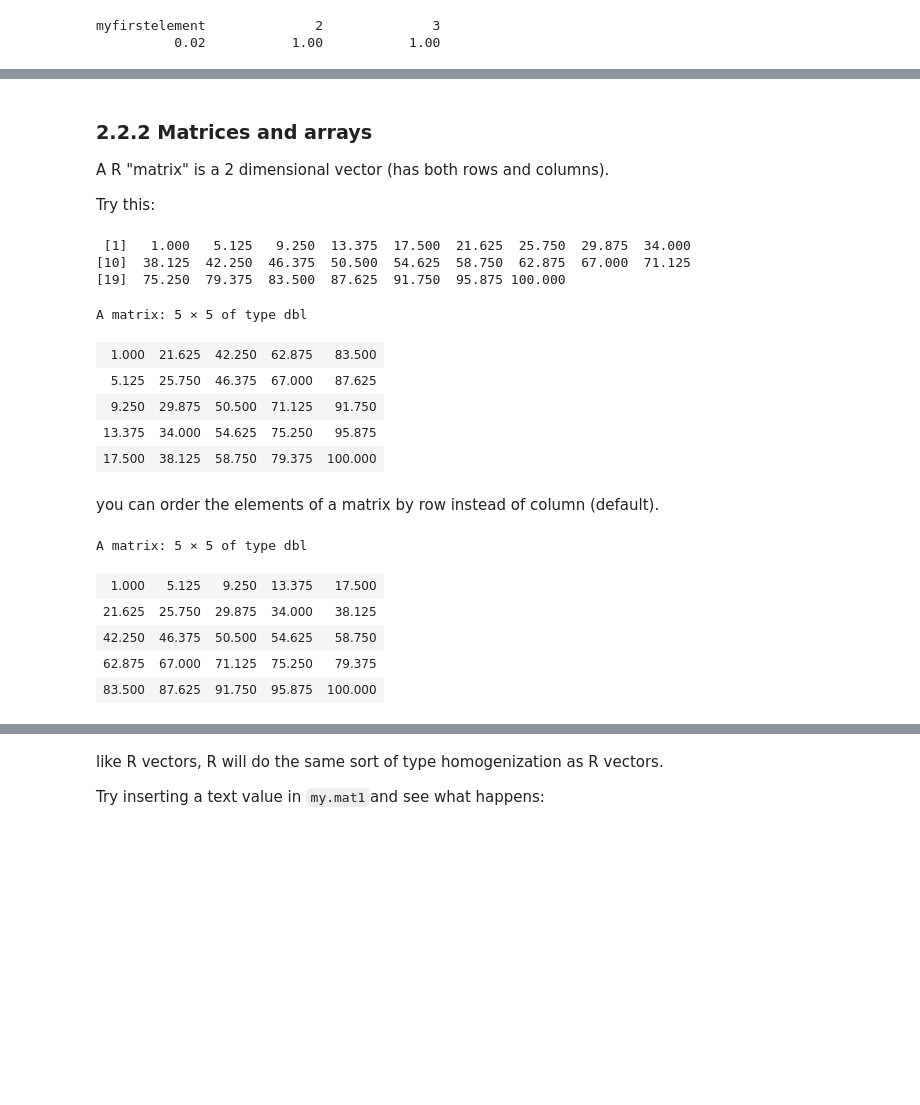
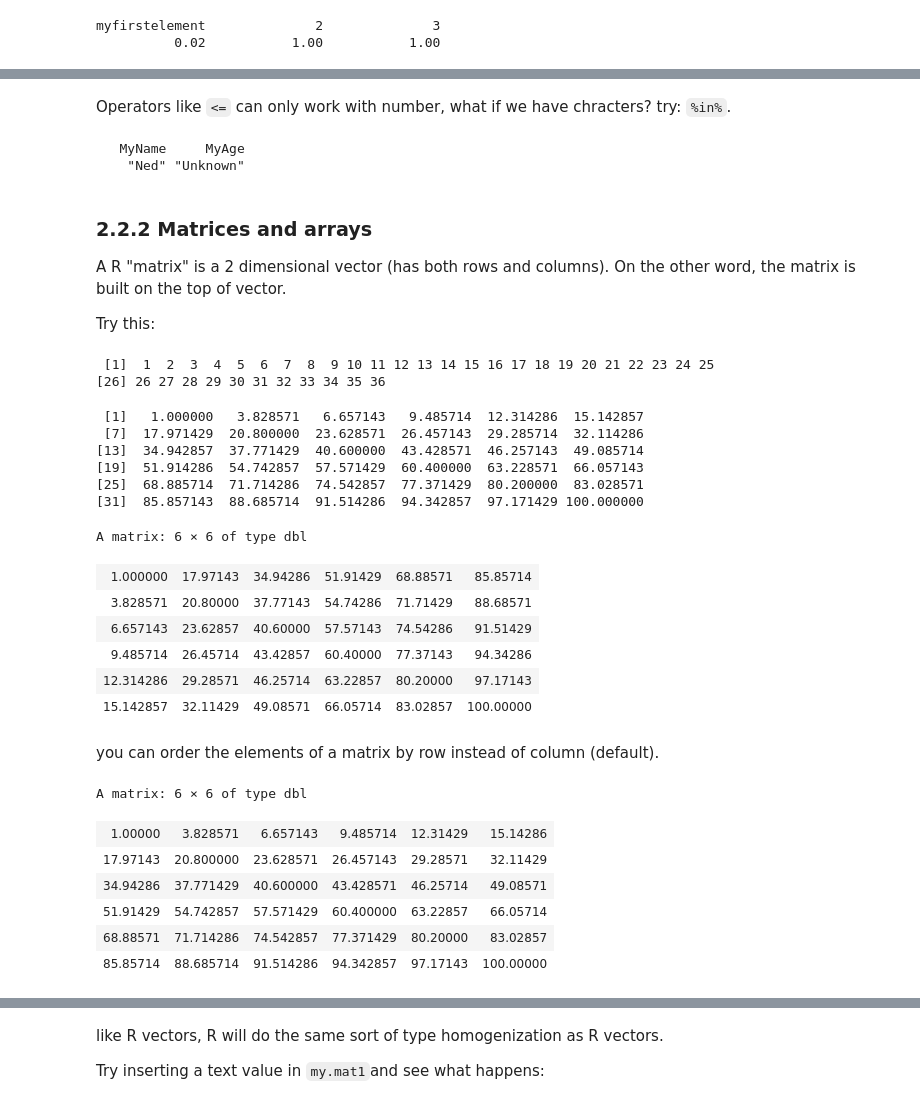
Before and after one commit to nedchen2/StartYourRJourney, a Jupyter notebook: content/02-R-start.ipynb, the cells around one changed output, grey strips where cells are left out. Drawn from its saved outputs; the diff is of its cells as text; code cells hidden in the pictures; blank space fills up the shorter version.

```diff
--- a/content/02-R-start.ipynb
+++ b/content/02-R-start.ipynb
@@ -173,40 +223,55 @@ myfirstelement              2              3
+# %% [markdown]
+Operators like `<=` can only work with number, what if we have chracters? try: `%in%`.
+# %%
+v2[ v2 %in% c("Ned","Unknown") ]  # So this will only display the v2 with value have 'Ned', "Unknown"
+# %% [output]
+   MyName     MyAge
+    "Ned" "Unknown"
 # %% [markdown]
 
 ### 2.2.2 Matrices and arrays
 
-A R "matrix" is a 2 dimensional vector (has both rows and columns).
+A R "matrix" is a 2 dimensional vector (has both rows and columns). On the other word, the matrix is built on the top of vector.
 
 Try this:
 # %%
-1:25 # you can generate a series of number by "start:end"
+1:36 # you can generate a series of number by "start:end"
+# %% [output]
+ [1]  1  2  3  4  5  6  7  8  9 10 11 12 13 14 15 16 17 18 19 20 21 22 23 24 25
+[26] 26 27 28 29 30 31 32 33 34 35 36
 # %%
-seq(from = 1,to = 100,length.out = 25) # or you can generate a more complicated series sequence by using seq()function, try ?seq()
+seq(from = 1,to = 100,length.out = 36) # or you can generate a more complicated series sequence by using seq()function, try ?seq()
 # %% [output]
- [1]   1.000   5.125   9.250  13.375  17.500  21.625  25.750  29.875  34.000
-[10]  38.125  42.250  46.375  50.500  54.625  58.750  62.875  67.000  71.125
-[19]  75.250  79.375  83.500  87.625  91.750  95.875 100.000
+ [1]   1.000000   3.828571   6.657143   9.485714  12.314286  15.142857
+ [7]  17.971429  20.800000  23.628571  26.457143  29.285714  32.114286
+[13]  34.942857  37.771429  40.600000  43.428571  46.257143  49.085714
+[19]  51.914286  54.742857  57.571429  60.400000  63.228571  66.057143
+[25]  68.885714  71.714286  74.542857  77.371429  80.200000  83.028571
+[31]  85.857143  88.685714  91.514286  94.342857  97.171429 100.000000
 # %%
-my.mat1 <- matrix(seq(from = 1,to = 100,length.out = 25), 5, 5) # place the vector by
+my.mat1 <- matrix(seq(from = 1,to = 100,length.out = 36), 6, 6) # place the vector by
 my.mat1
 # %% [output]
-A matrix: 5 × 5 of type dbl
+A matrix: 6 × 6 of type dbl
-| 1.000 | 21.625 | 42.250 | 62.875 | 83.500 |
-| 5.125 | 25.750 | 46.375 | 67.000 | 87.625 |
-| 9.250 | 29.875 | 50.500 | 71.125 | 91.750 |
-| 13.375 | 34.000 | 54.625 | 75.250 | 95.875 |
-| 17.500 | 38.125 | 58.750 | 79.375 | 100.000 |
+| 1.000000 | 17.97143 | 34.94286 | 51.91429 | 68.88571 | 85.85714 |
+| 3.828571 | 20.80000 | 37.77143 | 54.74286 | 71.71429 | 88.68571 |
+| 6.657143 | 23.62857 | 40.60000 | 57.57143 | 74.54286 | 91.51429 |
+| 9.485714 | 26.45714 | 43.42857 | 60.40000 | 77.37143 | 94.34286 |
+| 12.314286 | 29.28571 | 46.25714 | 63.22857 | 80.20000 | 97.17143 |
+| 15.142857 | 32.11429 | 49.08571 | 66.05714 | 83.02857 | 100.00000 |
 # %% [markdown]
 you can order the elements of a matrix by row instead of column (default).
 # %%
-my.mat1 <- matrix(seq(from = 1,to = 100,length.out = 25), 5, 5, byrow=TRUE)
+my.mat1 <- matrix(seq(from = 1,to = 100,length.out = 36), 6, 6, byrow=TRUE) # have a close look at the element order within the matrix above and below.
 my.mat1
 # %% [output]
-A matrix: 5 × 5 of type dbl
+A matrix: 6 × 6 of type dbl
-| 1.000 | 5.125 | 9.250 | 13.375 | 17.500 |
-| 21.625 | 25.750 | 29.875 | 34.000 | 38.125 |
-| 42.250 | 46.375 | 50.500 | 54.625 | 58.750 |
-| 62.875 | 67.000 | 71.125 | 75.250 | 79.375 |
-| 83.500 | 87.625 | 91.750 | 95.875 | 100.000 |
+| 1.00000 | 3.828571 | 6.657143 | 9.485714 | 12.31429 | 15.14286 |
+| 17.97143 | 20.800000 | 23.628571 | 26.457143 | 29.28571 | 32.11429 |
+| 34.94286 | 37.771429 | 40.600000 | 43.428571 | 46.25714 | 49.08571 |
+| 51.91429 | 54.742857 | 57.571429 | 60.400000 | 63.22857 | 66.05714 |
+| 68.88571 | 71.714286 | 74.542857 | 77.371429 | 80.20000 | 83.02857 |
+| 85.85714 | 88.685714 | 91.514286 | 94.342857 | 97.17143 | 100.00000 |
 # %%
 dim(my.mat1) #get the size of the matrix
 # %% [output]
```
Also changed, not shown: parts of 47 cells of this notebook, 5 other files.
